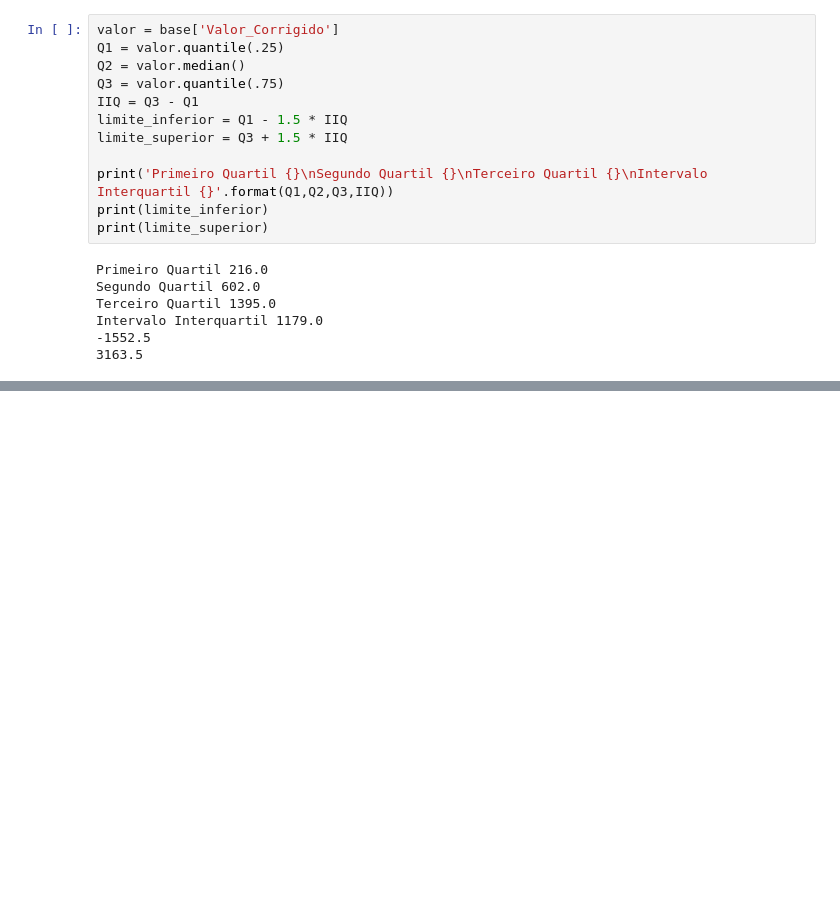
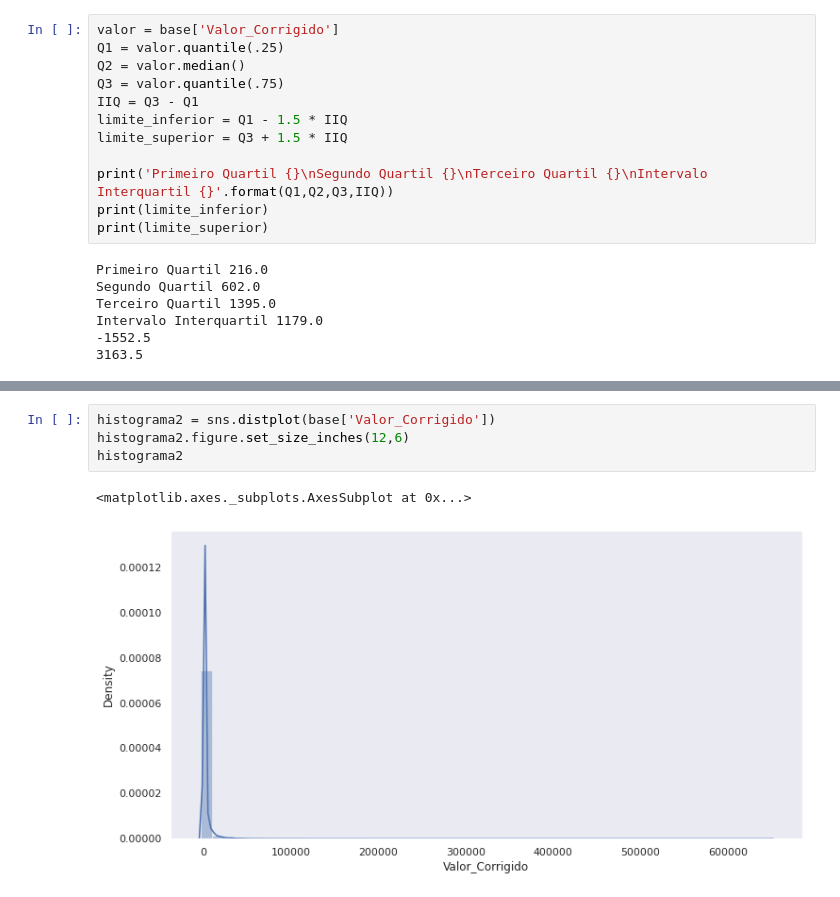
Before and after one commit to DatadevWil/Estudo, a Jupyter notebook: Estudo_Python_Análise_descritiva.ipynb, the cells around one changed output, grey strips where cells are left out. Cells and saved outputs as stored; diff of their text form; blank space fills up the shorter version.

```diff
--- a/Estudo_Python_Análise_descritiva.ipynb
+++ b/Estudo_Python_Análise_descritiva.ipynb
@@ -459,0 +460,7 @@ ax
+# %%
+histograma2 = sns.distplot(base['Valor_Corrigido'])
+histograma2.figure.set_size_inches(12,6)
+histograma2
+# %% [output]
+<matplotlib.axes._subplots.AxesSubplot at 0x...>
+[figure, added]
```
Also changed, not shown: parts of 32 cells of this notebook.
